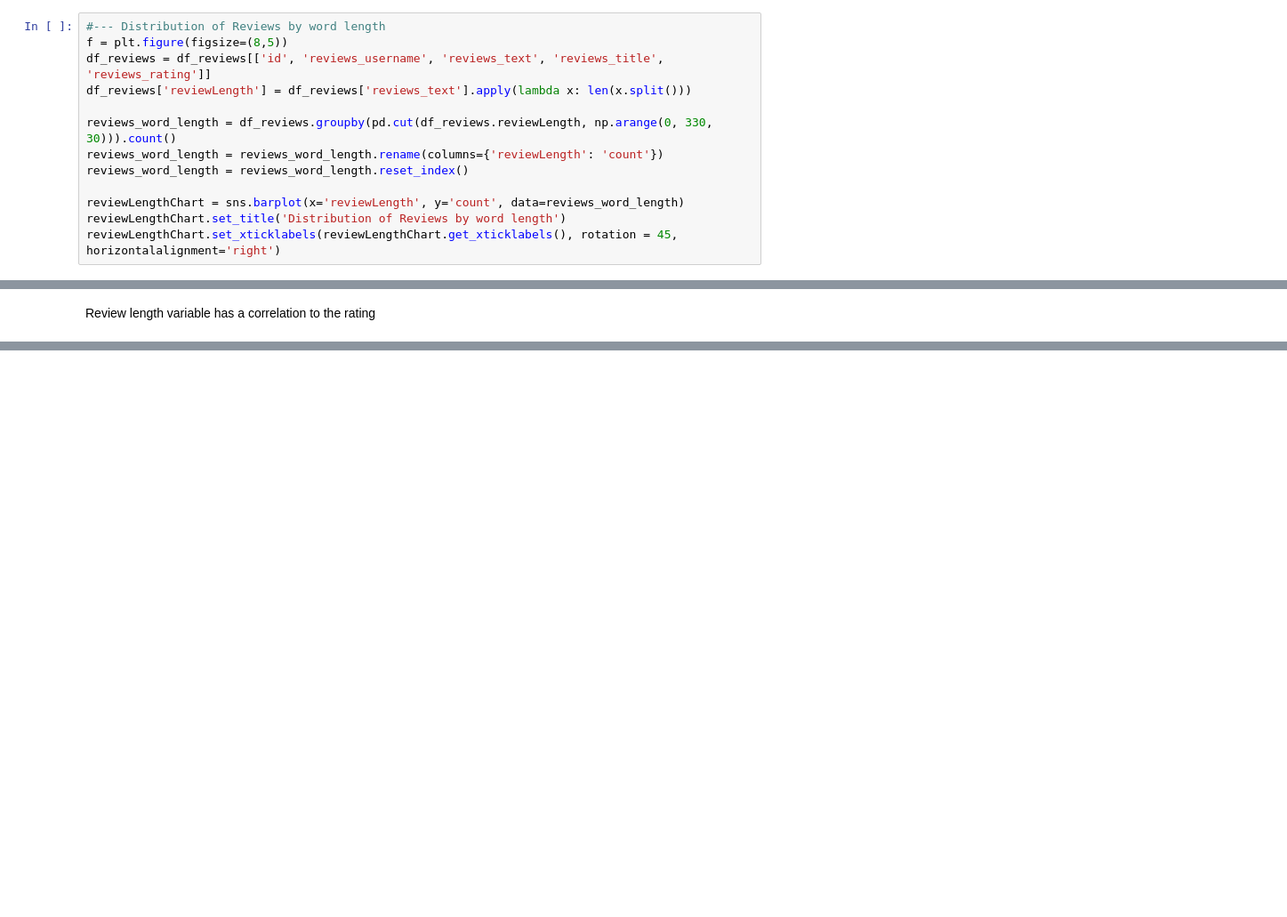
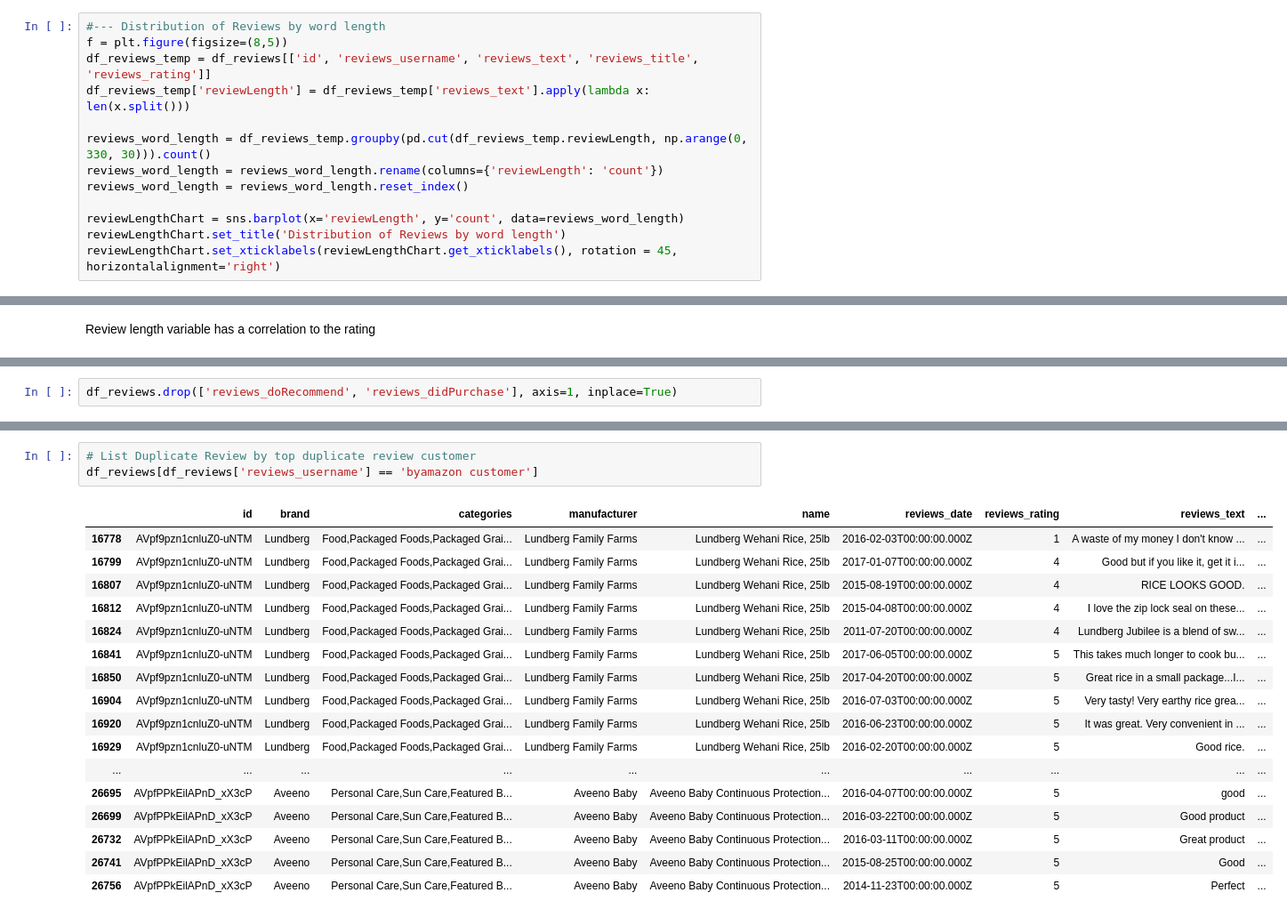
Before and after one commit to RavishankarDuMCA10/Sentiment-Based-Product-Recommendation-System, a Jupyter notebook: Sentiment Based Product Recommendation System.ipynb, the cells around one changed output, grey strips where cells are left out. Shown at 89% size. Cells and saved outputs as stored; diff of their text form; blank space fills up the shorter version.

```diff
--- a/Sentiment Based Product Recommendation System.ipynb
+++ b/Sentiment Based Product Recommendation System.ipynb
@@ -448,10 +455,10 @@ Few Platform products have rating 1, while most of the products hosted on the pl
 # %%
 #--- Distribution of Reviews by word length
 f = plt.figure(figsize=(8,5))
-df_reviews = df_reviews[['id', 'reviews_username', 'reviews_text', 'reviews_title', 'reviews_rating']]
-df_reviews['reviewLength'] = df_reviews['reviews_text'].apply(lambda x: len(x.split()))
+df_reviews_temp = df_reviews[['id', 'reviews_username', 'reviews_text', 'reviews_title', 'reviews_rating']]
+df_reviews_temp['reviewLength'] = df_reviews_temp['reviews_text'].apply(lambda x: len(x.split()))
 
-reviews_word_length = df_reviews.groupby(pd.cut(df_reviews.reviewLength, np.arange(0, 330, 30))).count()
+reviews_word_length = df_reviews_temp.groupby(pd.cut(df_reviews_temp.reviewLength, np.arange(0, 330, 30))).count()
 reviews_word_length = reviews_word_length.rename(columns={'reviewLength': 'count'})
 reviews_word_length = reviews_word_length.reset_index()
 
@@ -488,0 +515,2 @@ Review length variable has a correlation to the rating
+# %%
+df_reviews.drop(['reviews_doRecommend', 'reviews_didPurchase'], axis=1, inplace=True)
@@ -488,0 +573,21 @@ Review length variable has a correlation to the rating
+# %%
+# List Duplicate Review by top duplicate review customer
+df_reviews[df_reviews['reviews_username'] == 'byamazon customer']
+# %% [output]
+|  | id | brand | categories | manufacturer | name | reviews_date | reviews_rating | reviews_text | ... |
+| 16778 | AVpf9pzn1cnluZ0-uNTM | Lundberg | Food,Packaged Foods,Packaged Grai... | Lundberg Family Farms | Lundberg Wehani Rice, 25lb | 2016-02-03T00:00:00.000Z | 1 | A waste of my money I don't know ... | ... |
+| 16799 | AVpf9pzn1cnluZ0-uNTM | Lundberg | Food,Packaged Foods,Packaged Grai... | Lundberg Family Farms | Lundberg Wehani Rice, 25lb | 2017-01-07T00:00:00.000Z | 4 | Good but if you like it, get it i... | ... |
+| 16807 | AVpf9pzn1cnluZ0-uNTM | Lundberg | Food,Packaged Foods,Packaged Grai... | Lundberg Family Farms | Lundberg Wehani Rice, 25lb | 2015-08-19T00:00:00.000Z | 4 | RICE LOOKS GOOD. | ... |
+| 16812 | AVpf9pzn1cnluZ0-uNTM | Lundberg | Food,Packaged Foods,Packaged Grai... | Lundberg Family Farms | Lundberg Wehani Rice, 25lb | 2015-04-08T00:00:00.000Z | 4 | I love the zip lock seal on these... | ... |
+| 16824 | AVpf9pzn1cnluZ0-uNTM | Lundberg | Food,Packaged Foods,Packaged Grai... | Lundberg Family Farms | Lundberg Wehani Rice, 25lb | 2011-07-20T00:00:00.000Z | 4 | Lundberg Jubilee is a blend of sw... | ... |
+| 16841 | AVpf9pzn1cnluZ0-uNTM | Lundberg | Food,Packaged Foods,Packaged Grai... | Lundberg Family Farms | Lundberg Wehani Rice, 25lb | 2017-06-05T00:00:00.000Z | 5 | This takes much longer to cook bu... | ... |
+| 16850 | AVpf9pzn1cnluZ0-uNTM | Lundberg | Food,Packaged Foods,Packaged Grai... | Lundberg Family Farms | Lundberg Wehani Rice, 25lb | 2017-04-20T00:00:00.000Z | 5 | Great rice in a small package...I... | ... |
+| 16904 | AVpf9pzn1cnluZ0-uNTM | Lundberg | Food,Packaged Foods,Packaged Grai... | Lundberg Family Farms | Lundberg Wehani Rice, 25lb | 2016-07-03T00:00:00.000Z | 5 | Very tasty! Very earthy rice grea... | ... |
+| 16920 | AVpf9pzn1cnluZ0-uNTM | Lundberg | Food,Packaged Foods,Packaged Grai... | Lundberg Family Farms | Lundberg Wehani Rice, 25lb | 2016-06-23T00:00:00.000Z | 5 | It was great. Very convenient in ... | ... |
+| 16929 | AVpf9pzn1cnluZ0-uNTM | Lundberg | Food,Packaged Foods,Packaged Grai... | Lundberg Family Farms | Lundberg Wehani Rice, 25lb | 2016-02-20T00:00:00.000Z | 5 | Good rice. | ... |
+| ... | ... | ... | ... | ... | ... | ... | ... | ... | ... |
+| 26695 | AVpfPPkEilAPnD_xX3cP | Aveeno | Personal Care,Sun Care,Featured B... | Aveeno Baby | Aveeno Baby Continuous Protection... | 2016-04-07T00:00:00.000Z | 5 | good | ... |
+| 26699 | AVpfPPkEilAPnD_xX3cP | Aveeno | Personal Care,Sun Care,Featured B... | Aveeno Baby | Aveeno Baby Continuous Protection... | 2016-03-22T00:00:00.000Z | 5 | Good product | ... |
+| 26732 | AVpfPPkEilAPnD_xX3cP | Aveeno | Personal Care,Sun Care,Featured B... | Aveeno Baby | Aveeno Baby Continuous Protection... | 2016-03-11T00:00:00.000Z | 5 | Great product | ... |
+| 26741 | AVpfPPkEilAPnD_xX3cP | Aveeno | Personal Care,Sun Care,Featured B... | Aveeno Baby | Aveeno Baby Continuous Protection... | 2015-08-25T00:00:00.000Z | 5 | Good | ... |
+| 26756 | AVpfPPkEilAPnD_xX3cP | Aveeno | Personal Care,Sun Care,Featured B... | Aveeno Baby | Aveeno Baby Continuous Protection... | 2014-11-23T00:00:00.000Z | 5 | Perfect | ... |
```
Also changed, not shown: parts of 45 cells of this notebook, 2 other files.
